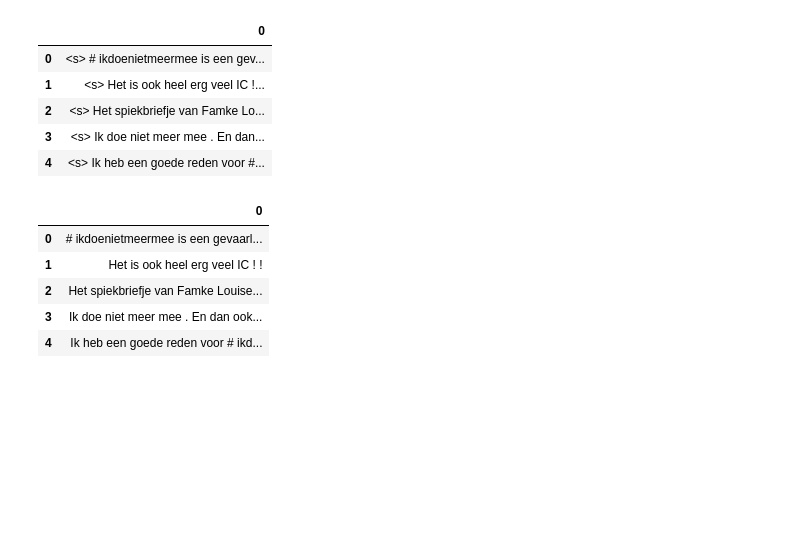
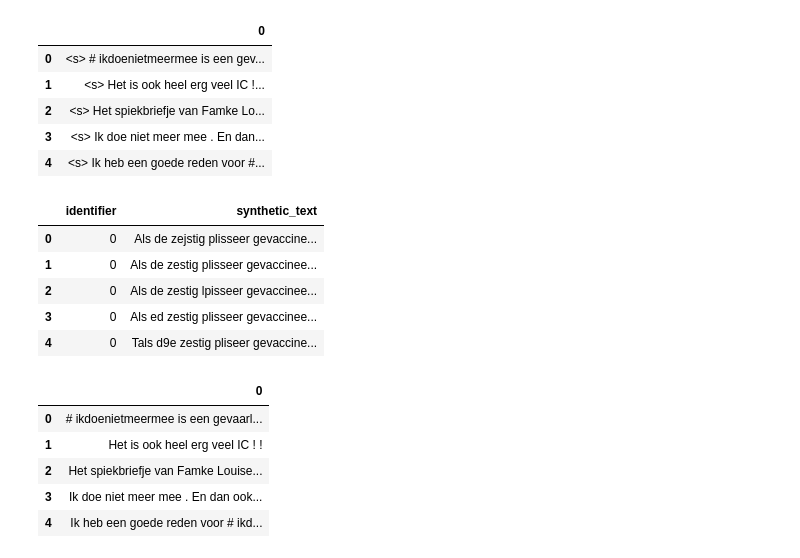
Before and after one commit to NiekBrw/dutch_text_generation, a Jupyter notebook: experiment_2/text_creation/ivae/ivae_text_generation.ipynb, the cells around one changed output. Saved outputs shown, nothing was run; the diff lists cells and outputs as text; code cells hidden in the pictures; blank space fills up the shorter version.

```diff
--- a/experiment_2/text_creation/ivae/ivae_text_generation.ipynb
+++ b/experiment_2/text_creation/ivae/ivae_text_generation.ipynb
@@ -2,6 +2,7 @@
 import pandas as pd
 # %%
 data = pd.read_csv('gen_sentsivae_results_ex2.txt', sep='~~', engine='python', header=None)
+augly = pd.read_csv('synthetic_data_augly.csv')
 # %%
 data.head()
 # %% [output]
@@ -11,6 +12,15 @@ data.head()
 | 2 | <s> Het spiekbriefje van Famke Lo... |
 | 3 | <s> Ik doe niet meer mee . En dan... |
 | 4 | <s> Ik heb een goede reden voor #... |
+# %%
+augly.head()
+# %% [output]
+|  | identifier | synthetic_text |
+| 0 | 0 | Als de zejstig plisseer gevaccine... |
+| 1 | 0 | Als de zestig plisseer gevaccinee... |
+| 2 | 0 | Als de zestig lpisseer gevaccinee... |
+| 3 | 0 | Als ed zestig plisseer gevaccinee... |
+| 4 | 0 | Tals d9e zestig pliseer gevaccine... |
 # %%
 data = pd.DataFrame(data = data.apply(lambda x: x[0][4:-5], axis=1))
 # %%
```
Also changed, not shown: parts of 14 cells of this notebook, 8 other files.
